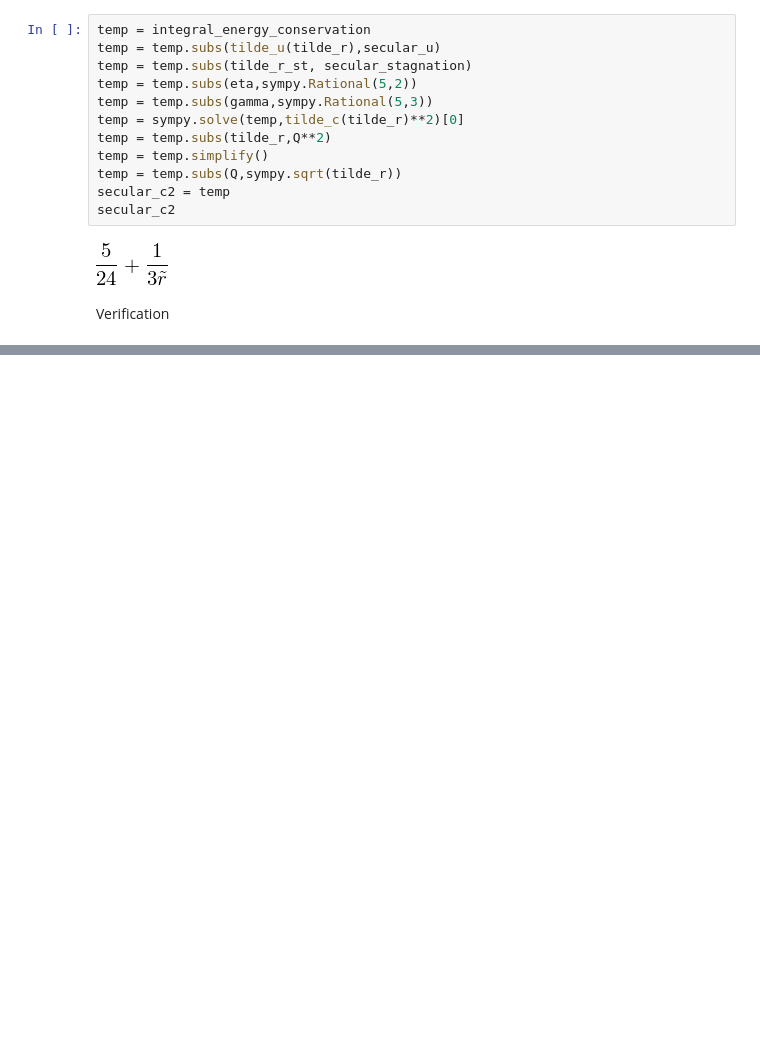
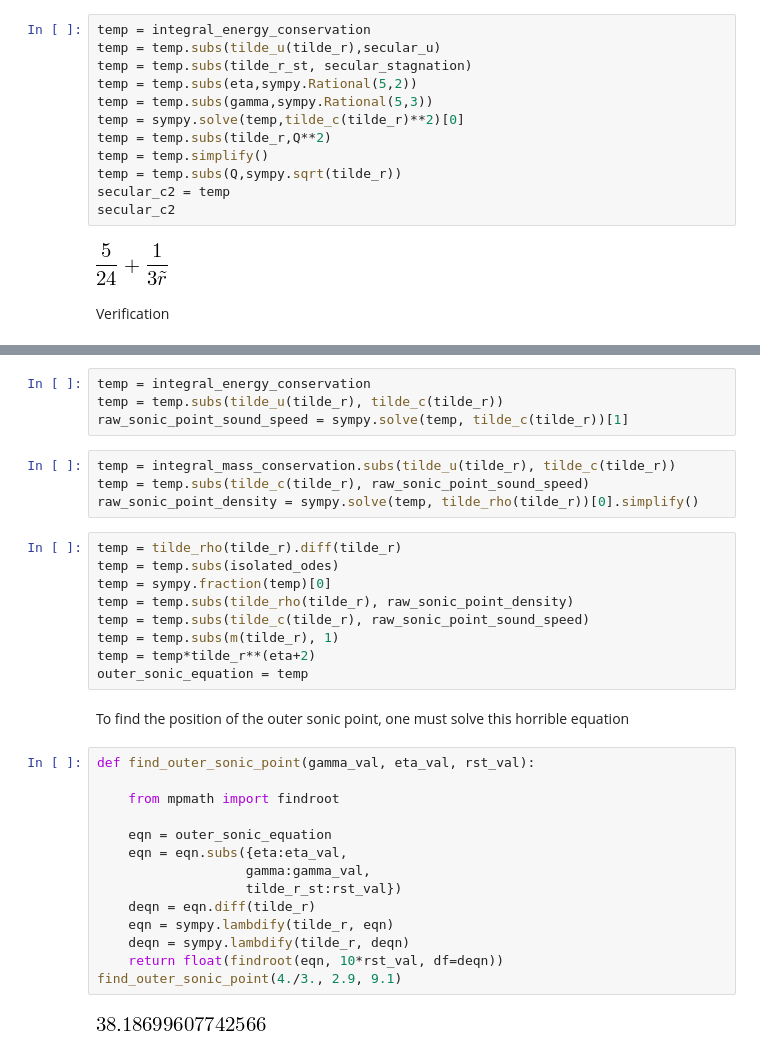
Before and after one commit to bolverk/generalised_bondi, a Jupyter notebook: generalised_bondi_point_mass.ipynb, the cells around one changed output, grey strips where cells are left out. Drawn from its saved outputs; the diff is of its cells as text; blank space fills up the shorter version.

```diff
--- a/generalised_bondi_point_mass.ipynb
+++ b/generalised_bondi_point_mass.ipynb
@@ -368,0 +380,35 @@ temp
+# %%
+temp = integral_energy_conservation
+temp = temp.subs(tilde_u(tilde_r), tilde_c(tilde_r))
+raw_sonic_point_sound_speed = sympy.solve(temp, tilde_c(tilde_r))[1]
+# %%
+temp = integral_mass_conservation.subs(tilde_u(tilde_r), tilde_c(tilde_r))
+temp = temp.subs(tilde_c(tilde_r), raw_sonic_point_sound_speed)
+raw_sonic_point_density = sympy.solve(temp, tilde_rho(tilde_r))[0].simplify()
+# %%
+temp = tilde_rho(tilde_r).diff(tilde_r)
+temp = temp.subs(isolated_odes)
+temp = sympy.fraction(temp)[0]
+temp = temp.subs(tilde_rho(tilde_r), raw_sonic_point_density)
+temp = temp.subs(tilde_c(tilde_r), raw_sonic_point_sound_speed)
+temp = temp.subs(m(tilde_r), 1)
+temp = temp*tilde_r**(eta+2)
+outer_sonic_equation = temp
+# %% [markdown]
+To find the position of the outer sonic point, one must solve this horrible equation
+# %%
+def find_outer_sonic_point(gamma_val, eta_val, rst_val):
+
+    from mpmath import findroot
+
+    eqn = outer_sonic_equation
+    eqn = eqn.subs({eta:eta_val,
+                   gamma:gamma_val,
+                   tilde_r_st:rst_val})
+    deqn = eqn.diff(tilde_r)
+    eqn = sympy.lambdify(tilde_r, eqn)
+    deqn = sympy.lambdify(tilde_r, deqn)
+    return float(findroot(eqn, 10*rst_val, df=deqn))
+find_outer_sonic_point(4./3., 2.9, 9.1)
+# %% [output]
+[figure, added]
```
Also changed, not shown: parts of 11 cells of this notebook.
